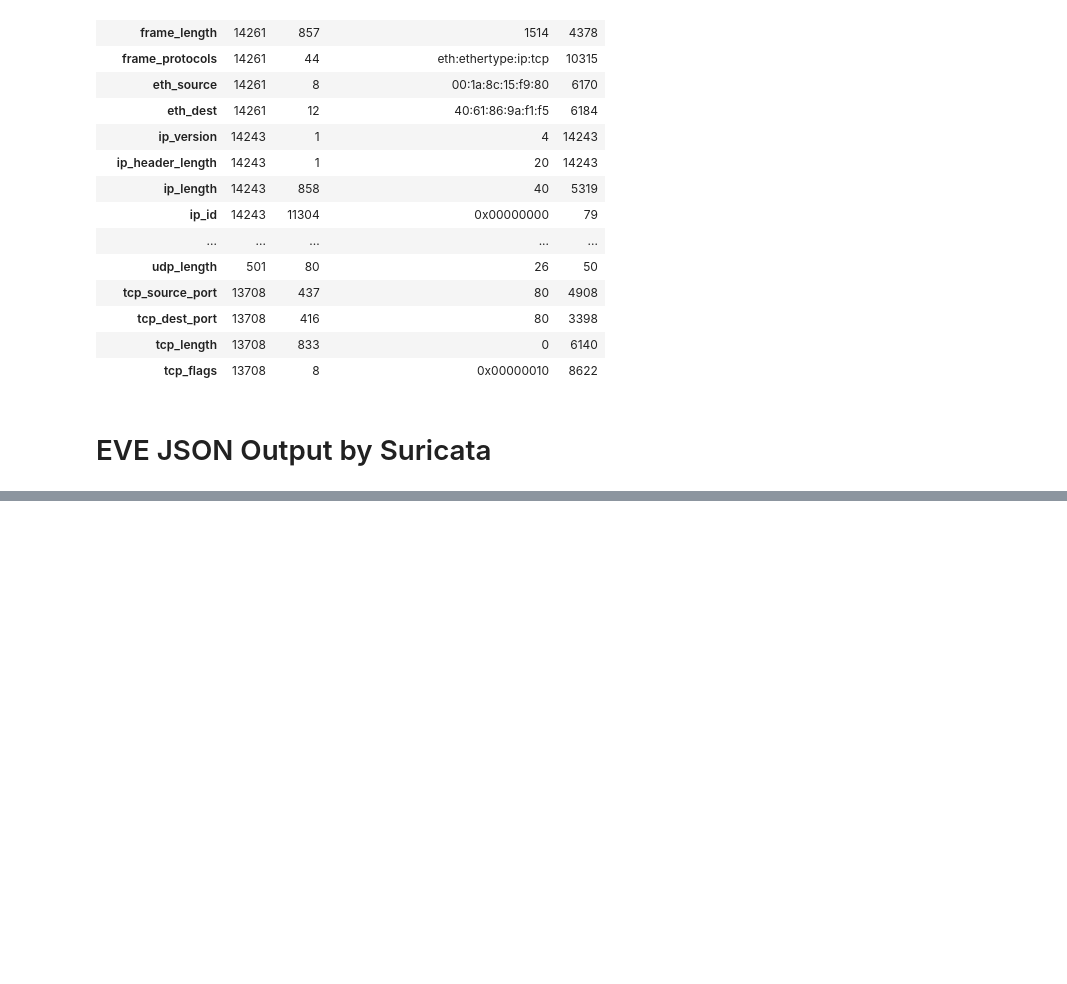
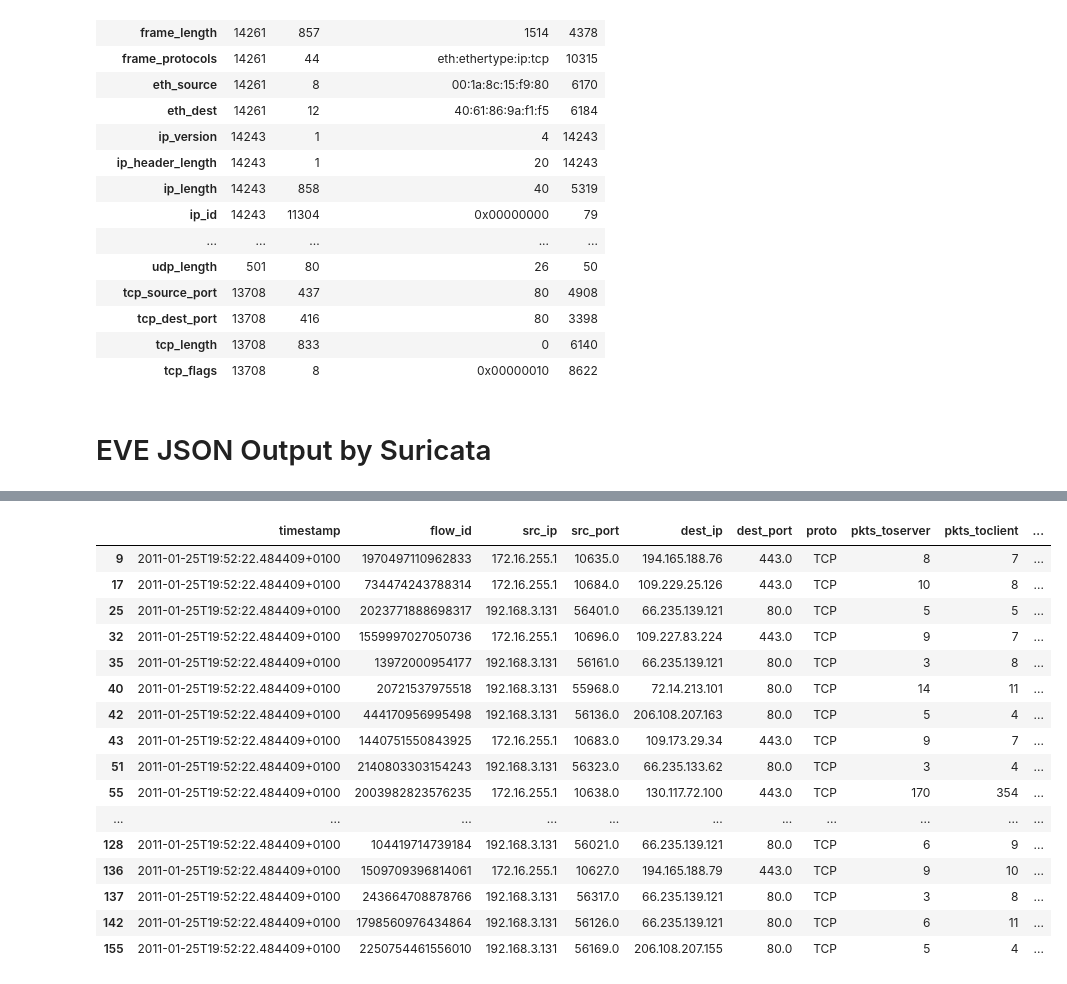
Before and after one commit to BenjaminDeporte/Cyber, a Jupyter notebook: code/SandBox.ipynb, the cells around one changed output, grey strips where cells are left out. Cells and saved outputs as stored; diff of their text form; code cells hidden in the pictures; blank space fills up the shorter version.

```diff
--- a/code/SandBox.ipynb
+++ b/code/SandBox.ipynb
@@ -417,0 +479,22 @@ df_flow
+# %%
+# Flows flagged as 'alerted' by Suricata
+
+df[df['alerted']==True]
+# %% [output]
+|  | timestamp | flow_id | src_ip | src_port | dest_ip | dest_port | proto | pkts_toserver | pkts_toclient | ... |
+| 9 | 2011-01-25T19:52:22.484409+0100 | 1970497110962833 | 172.16.255.1 | 10635.0 | 194.165.188.76 | 443.0 | TCP | 8 | 7 | ... |
+| 17 | 2011-01-25T19:52:22.484409+0100 | 734474243788314 | 172.16.255.1 | 10684.0 | 109.229.25.126 | 443.0 | TCP | 10 | 8 | ... |
+| 25 | 2011-01-25T19:52:22.484409+0100 | 2023771888698317 | 192.168.3.131 | 56401.0 | 66.235.139.121 | 80.0 | TCP | 5 | 5 | ... |
+| 32 | 2011-01-25T19:52:22.484409+0100 | 1559997027050736 | 172.16.255.1 | 10696.0 | 109.227.83.224 | 443.0 | TCP | 9 | 7 | ... |
+| 35 | 2011-01-25T19:52:22.484409+0100 | 13972000954177 | 192.168.3.131 | 56161.0 | 66.235.139.121 | 80.0 | TCP | 3 | 8 | ... |
+| 40 | 2011-01-25T19:52:22.484409+0100 | 20721537975518 | 192.168.3.131 | 55968.0 | 72.14.213.101 | 80.0 | TCP | 14 | 11 | ... |
+| 42 | 2011-01-25T19:52:22.484409+0100 | 444170956995498 | 192.168.3.131 | 56136.0 | 206.108.207.163 | 80.0 | TCP | 5 | 4 | ... |
+| 43 | 2011-01-25T19:52:22.484409+0100 | 1440751550843925 | 172.16.255.1 | 10683.0 | 109.173.29.34 | 443.0 | TCP | 9 | 7 | ... |
+| 51 | 2011-01-25T19:52:22.484409+0100 | 2140803303154243 | 192.168.3.131 | 56323.0 | 66.235.133.62 | 80.0 | TCP | 3 | 4 | ... |
+| 55 | 2011-01-25T19:52:22.484409+0100 | 2003982823576235 | 172.16.255.1 | 10638.0 | 130.117.72.100 | 443.0 | TCP | 170 | 354 | ... |
+| ... | ... | ... | ... | ... | ... | ... | ... | ... | ... | ... |
+| 128 | 2011-01-25T19:52:22.484409+0100 | 104419714739184 | 192.168.3.131 | 56021.0 | 66.235.139.121 | 80.0 | TCP | 6 | 9 | ... |
+| 136 | 2011-01-25T19:52:22.484409+0100 | 1509709396814061 | 172.16.255.1 | 10627.0 | 194.165.188.79 | 443.0 | TCP | 9 | 10 | ... |
+| 137 | 2011-01-25T19:52:22.484409+0100 | 243664708878766 | 192.168.3.131 | 56317.0 | 66.235.139.121 | 80.0 | TCP | 3 | 8 | ... |
+| 142 | 2011-01-25T19:52:22.484409+0100 | 1798560976434864 | 192.168.3.131 | 56126.0 | 66.235.139.121 | 80.0 | TCP | 6 | 11 | ... |
+| 155 | 2011-01-25T19:52:22.484409+0100 | 2250754461556010 | 192.168.3.131 | 56169.0 | 206.108.207.155 | 80.0 | TCP | 5 | 4 | ... |
```
Also changed, not shown: parts of 25 cells of this notebook, 2 other files.
